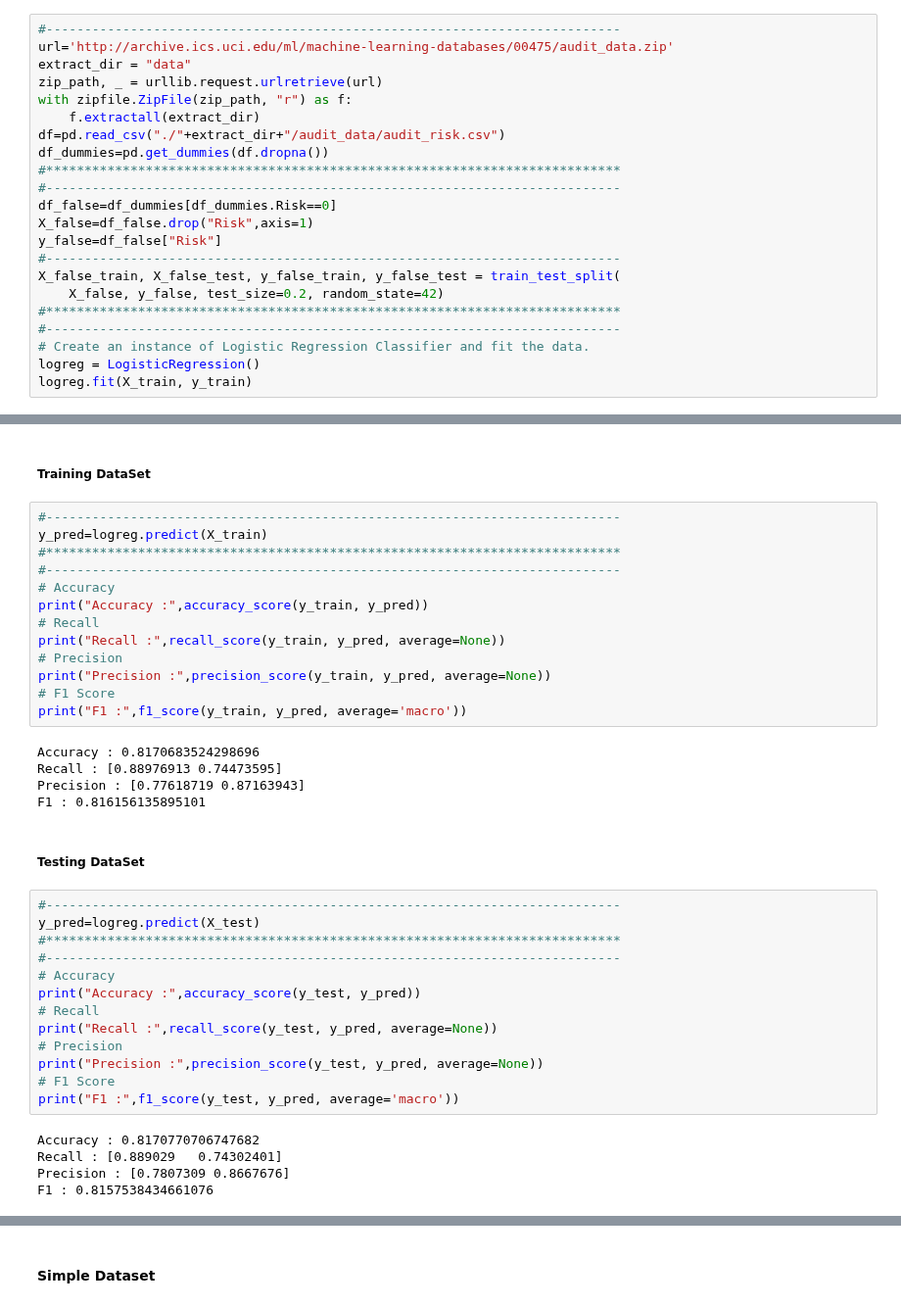
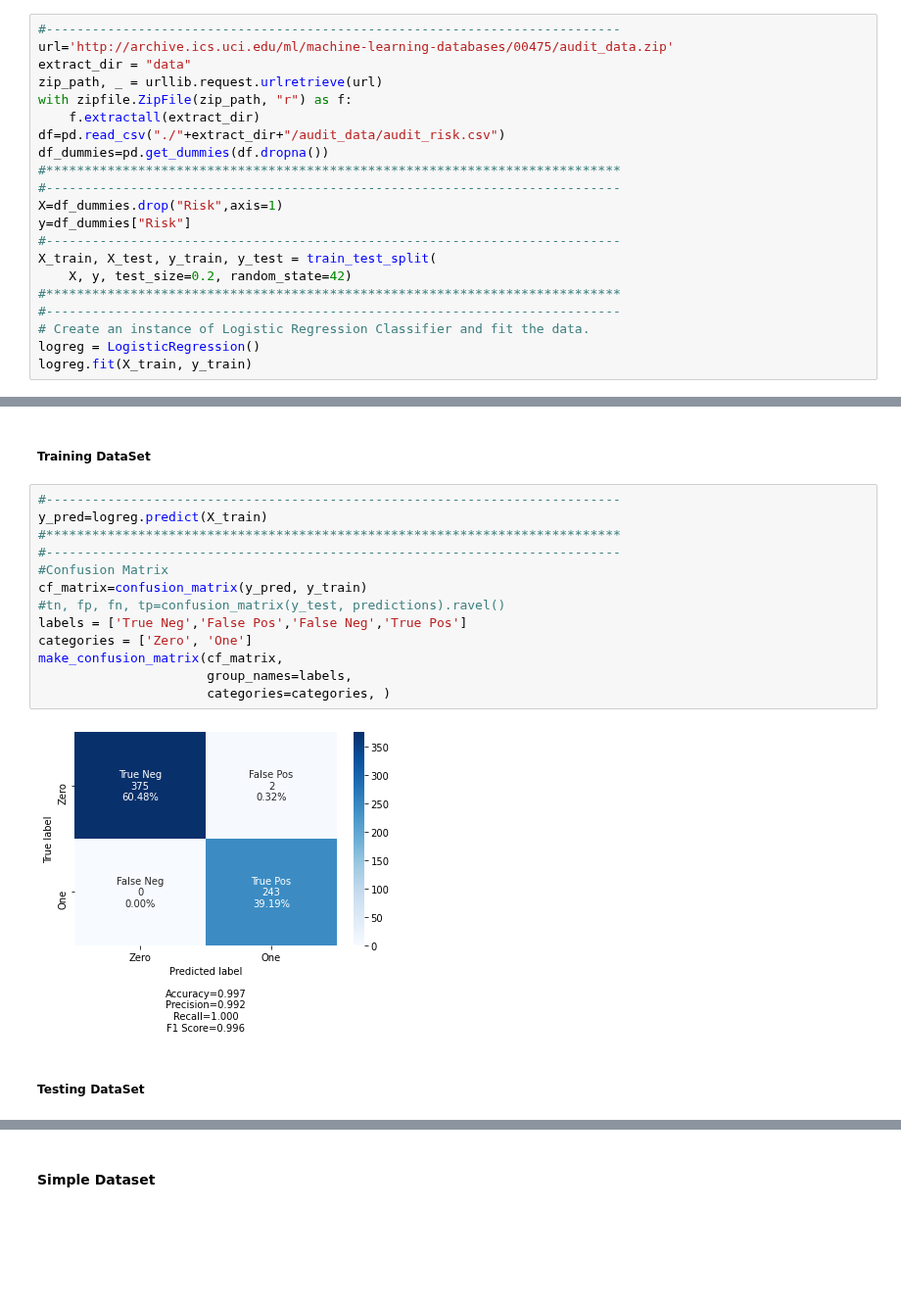
Before and after one commit to mohcineelharras/daml_project, a Jupyter notebook: project/daml_project.ipynb, the cells around one changed output, grey strips where cells are left out. Shown at 98% size. Saved outputs shown, nothing was run; the diff lists cells and outputs as text; blank space fills up the shorter version.

```diff
--- a/project/daml_project.ipynb
+++ b/project/daml_project.ipynb
@@ -345,12 +450,11 @@ df=pd.read_csv("./"+extract_dir+"/audit_data/audit_risk.csv")
 df_dummies=pd.get_dummies(df.dropna())
 #***************************************************************************
 #---------------------------------------------------------------------------
-df_false=df_dummies[df_dummies.Risk==0]
-X_false=df_false.drop("Risk",axis=1)
-y_false=df_false["Risk"]
+X=df_dummies.drop("Risk",axis=1)
+y=df_dummies["Risk"]
 #---------------------------------------------------------------------------
-X_false_train, X_false_test, y_false_train, y_false_test = train_test_split(
-    X_false, y_false, test_size=0.2, random_state=42)
+X_train, X_test, y_train, y_test = train_test_split(
+    X, y, test_size=0.2, random_state=42)
 #***************************************************************************
 #---------------------------------------------------------------------------
 # Create an instance of Logistic Regression Classifier and fit the data.
@@ -359,40 +476,19 @@ logreg.fit(X_train, y_train)
 # %% [markdown]
 ##### Training DataSet
-# %%
-#---------------------------------------------------------------------------
-y_pred=logreg.predict(X_train)
-#***************************************************************************
-#---------------------------------------------------------------------------
-# Accuracy
-print("Accuracy :",accuracy_score(y_train, y_pred))
-# Recall
-print("Recall :",recall_score(y_train, y_pred, average=None))
-# Precision
-print("Precision :",precision_score(y_train, y_pred, average=None))
-# F1 Score
-print("F1 :",f1_score(y_train, y_pred, average='macro'))
-# %% [output]
-Accuracy : 0.8170683524298696
-Recall : [0.88976913 0.74473595]
-Precision : [0.77618719 0.87163943]
-F1 : 0.816156135895101
+# %%
+#---------------------------------------------------------------------------
+y_pred=logreg.predict(X_train)
+#***************************************************************************
+#---------------------------------------------------------------------------
+#Confusion Matrix
+cf_matrix=confusion_matrix(y_pred, y_train)
+#tn, fp, fn, tp=confusion_matrix(y_test, predictions).ravel()
+labels = ['True Neg','False Pos','False Neg','True Pos']
+categories = ['Zero', 'One']
+make_confusion_matrix(cf_matrix,
+                      group_names=labels,
+                      categories=categories, )
+# %% [output]
+[figure, added]
 # %% [markdown]
 ##### Testing DataSet
-# %%
-#---------------------------------------------------------------------------
-y_pred=logreg.predict(X_test)
-#***************************************************************************
-#---------------------------------------------------------------------------
-# Accuracy
-print("Accuracy :",accuracy_score(y_test, y_pred))
-# Recall
-print("Recall :",recall_score(y_test, y_pred, average=None))
-# Precision
-print("Precision :",precision_score(y_test, y_pred, average=None))
-# F1 Score
-print("F1 :",f1_score(y_test, y_pred, average='macro'))
-# %% [output]
-Accuracy : 0.8170770706747682
-Recall : [0.889029   0.74302401]
-Precision : [0.7807309 0.8667676]
-F1 : 0.8157538434661076
```
Also changed, not shown: parts of 18 cells of this notebook.
